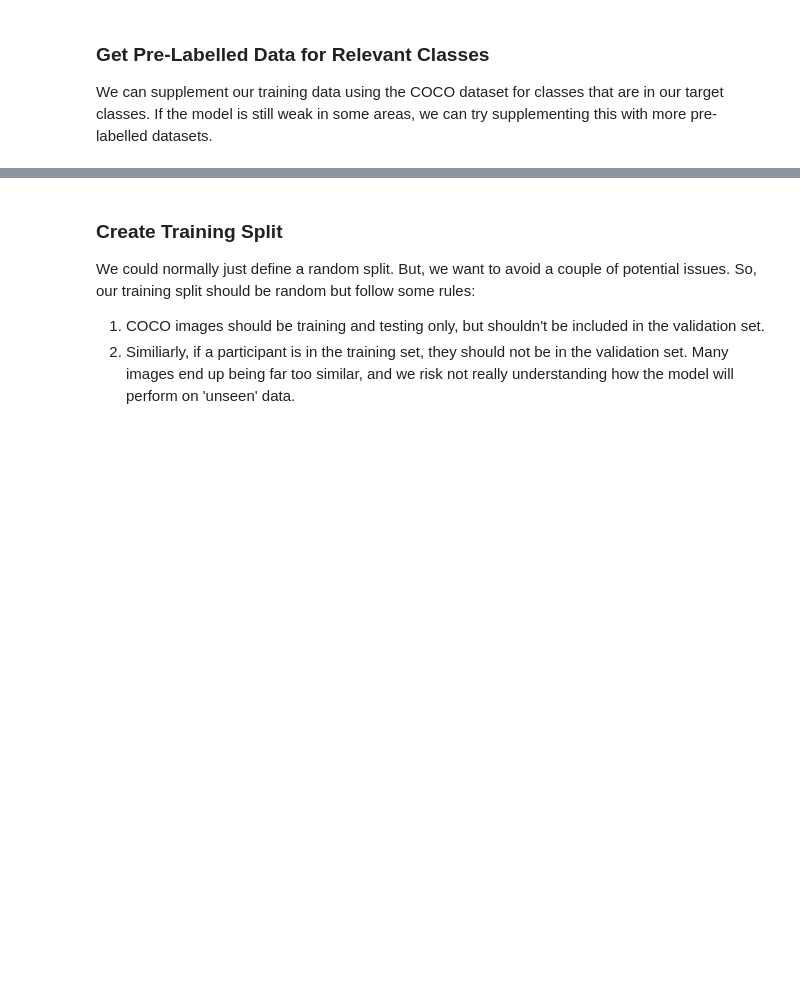
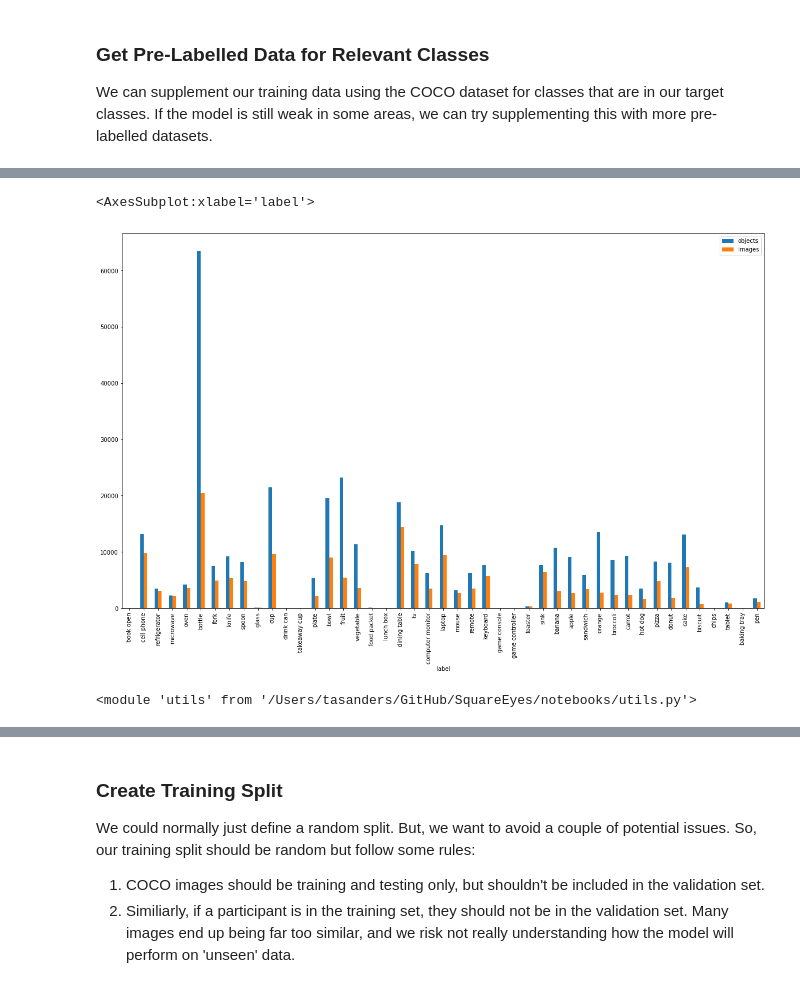
Before and after one commit to Motivation-and-Behaviour/SquareEyes, a Jupyter notebook: notebooks/Retrain_YOLO.ipynb, the cells around one changed output, grey strips where cells are left out. Saved outputs shown, nothing was run; the diff lists cells and outputs as text; code cells hidden in the pictures; blank space fills up the shorter version.

Commit message:
WIP: Add revised notebooks

```diff
--- a/notebooks/Retrain_YOLO.ipynb
+++ b/notebooks/Retrain_YOLO.ipynb
@@ -30,9 +34,6 @@ We can supplement our training data using the COCO dataset for classes that are
 # %%
 # TODO
 # Check if COCO data is already downloaded. If not, download the labels and images that we want.
-
-import utils
-
 useful_labels = [
     "bottle",
     "fork",
@@ -61,7 +62,16 @@ useful_labels = [
     "toaster",
     "sink",
     "refrigerator",
+    "cup",
 ]
-folder = "/Users/tasanders/Documents/coco"
+coco_folder = "/Users/tasanders/Documents/coco"
+class_file = "/Users/tasanders/GitHub/labelImg/data/predefined_classes.txt"
+coco_labels = "/Users/tasanders/Documents/coco/labels"
+snapit_labels = (
+    "/Volumes/M&B/Screen_Time_Measure_Development/SNAP_IT/YOLO_Training/Labelled_Data"
+)
+
+open_labels = "/Users/tasanders/Documents/openimages/labels"
+oi_folder = "/Users/tasanders/Documents/openimages"
 # %%
 utils.download_coco_subset(
@@ -86,0 +205,2 @@ index created!
+# %%
+df = utils.count_instances([coco_labels, snapit_labels, open_labels],class_file,parallel=True)
@@ -87,3 +227,11 @@ index created!
+# %%
+df.plot(kind="bar", x="label",figsize=(20,12))
+# %% [output]
+<AxesSubplot:xlabel='label'>
+[figure, added]
 # %%
 # TODO
 # Combine the manually labelled and the COCO datasets
+importlib.reload(utils)
+# %% [output]
+<module 'utils' from '/Users/tasanders/GitHub/SquareEyes/notebooks/utils.py'>
```
Also changed, not shown: parts of 27 cells of this notebook, 4 other files.
